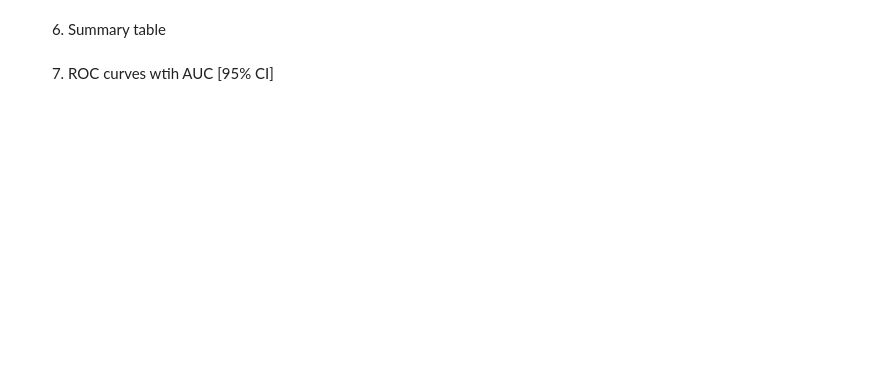
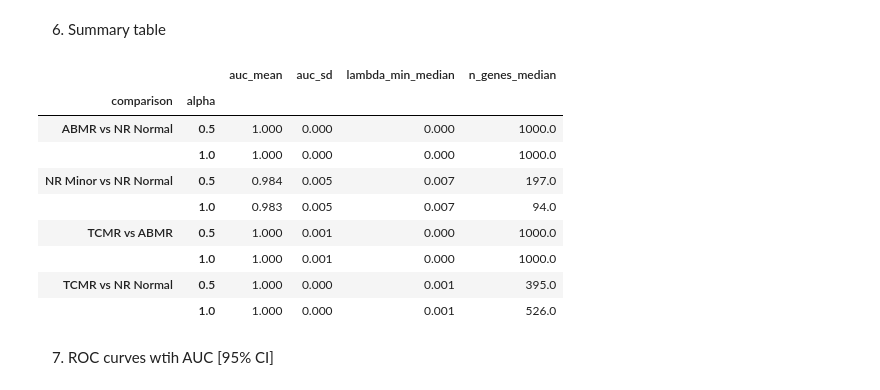
Before and after one commit to abhi8138/transplant-rejection-ml, a Jupyter notebook: notebooks/04_machine_learning_model.ipynb, the cells around one changed output. Drawn from its saved outputs; the diff is of its cells as text; code cells hidden in the pictures; blank space fills up the shorter version.

```diff
--- a/notebooks/04_machine_learning_model.ipynb
+++ b/notebooks/04_machine_learning_model.ipynb
@@ -105,12 +119,23 @@ results.groupby(["comparison", "alpha"])[["auc", "lambda_min", "n_genes"]].agg([
 # %% [markdown]
 6) Summary table
 # %%
-summary = (grid.groupby(["comparison", "alpha"])
-               .agg(auc_mean=("auc", "mean"), auc_sd=("auc", "std"),
-                    lambda_min_median=("lambda_min", "median"),
-                    n_genes_median=("n_genes", "median"))
-               .round(3))
+summary = (results.groupby(["comparison", "alpha"])
+                  .agg(auc_mean=("auc", "mean"), auc_sd=("auc", "std"),
+                       lambda_min_median=("lambda_min", "median"),
+                       n_genes_median=("n_genes", "median"))
+                  .round(3))
 summary
+# %% [output]
+|  |  | auc_mean | auc_sd | lambda_min_median | n_genes_median |
+| comparison | alpha |  |  |  |  |
+| ABMR vs NR Normal | 0.5 | 1.000 | 0.000 | 0.000 | 1000.0 |
+|  | 1.0 | 1.000 | 0.000 | 0.000 | 1000.0 |
+| NR Minor vs NR Normal | 0.5 | 0.984 | 0.005 | 0.007 | 197.0 |
+|  | 1.0 | 0.983 | 0.005 | 0.007 | 94.0 |
+| TCMR vs ABMR | 0.5 | 1.000 | 0.001 | 0.000 | 1000.0 |
+|  | 1.0 | 1.000 | 0.001 | 0.000 | 1000.0 |
+| TCMR vs NR Normal | 0.5 | 1.000 | 0.000 | 0.001 | 395.0 |
+|  | 1.0 | 1.000 | 0.000 | 0.001 | 526.0 |
 # %% [markdown]
 7) ROC curves wtih AUC [95% CI]
 # %%
```
Also changed, not shown: parts of 4 cells of this notebook, 1 other file.
